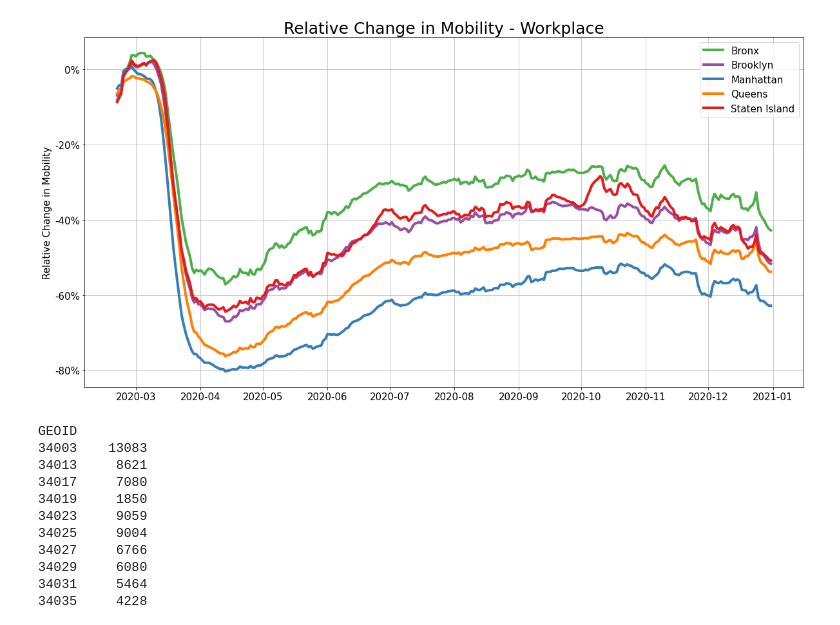
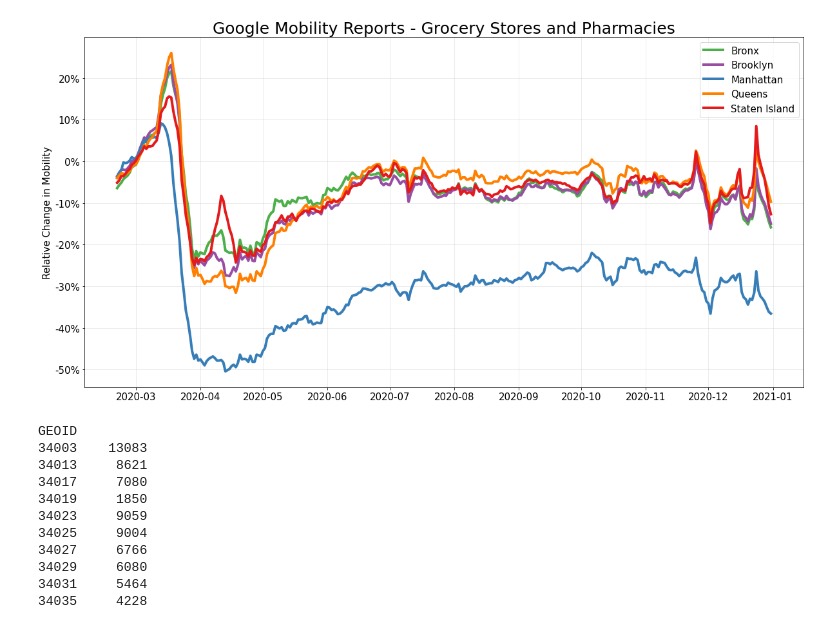
Before and after one commit to hasanalpboz/safegraph-covid19-mobility, a Jupyter notebook: scripts/notebooks/google-mobility-report.ipynb, the cells around one changed output. Cells and saved outputs as stored; diff of their text form; code cells hidden in the pictures.

```diff
--- a/scripts/notebooks/google-mobility-report.ipynb
+++ b/scripts/notebooks/google-mobility-report.ipynb
@@ -5,7 +5,7 @@ from utils import *
 
 %matplotlib inline
 # %%
-with open(join('..', '..', '..', 'config.yml')) as f:
+with open(join('..', '..', 'config.yml')) as f:
     config = yaml.safe_load(f)
 
 pwd = config['pwd']
@@ -34,29 +46,29 @@ gmob_report.date = pd.to_datetime(gmob_report.date)
 # %%
 fig, ax = plt.subplots(1,1,figsize=(20, 10))
 
 borough_colors = {
     'Staten Island': '#e41a1c',
     'Manhattan': '#377eb8',
     'Bronx': '#4daf4a',
     'Brooklyn': '#984ea3',
     'Queens': '#ff7f00'
 }
 
 for code, ind in gmob_report.groupby('census_fips_code').groups.items():
-    series = gmob_report.loc[ind, ['date', 'transit_stations_percent_change_from_baseline']].set_index('date').sort_index()
+    series = gmob_report.loc[ind, ['date', 'grocery_and_pharmacy_percent_change_from_baseline']].set_index('date').sort_index()
     series = series.rolling(7).mean()
     ax.plot(series.index, series.values, label=nyc_county_fips[code], linewidth=4, color=borough_colors[nyc_county_fips[code]])
 
 ax.legend(prop={'size': 15})
 ax.xaxis.set_tick_params(labelsize=15)
 ax.yaxis.set_tick_params(labelsize=15)
 ax.yaxis.set_major_formatter(ticker.FuncFormatter(lambda y, _: f'{y:.0f}%'))
-ax.grid(color='#bdbdbd')
+ax.grid(color='#bdbdbd', alpha=0.35)
 ax.set_ylabel('Relative Change in Mobility', fontsize=15)
-ax.set_title('Relative Change in Mobility - Workplace', fontsize=25)
-fig.savefig(join(FIG_SAVE_DIR, 'google-report-2020.pdf'), dpi=900)
+ax.set_title('Google Mobility Reports - Grocery Stores and Pharmacies', fontsize=25)
+fig.savefig(join(FIG_SAVE_DIR, 'google-report-2020.pdf'), dpi=150)
 # %% [output]
-[figure, old version]
+[figure, new version]
 # %%
 nyc_geojson = join(pwd, 'util_datasets', AREA_NAME, f'{AREA_NAME}-cbgs.json')
 base_df = gpd.read_file(nyc_geojson)
```
Also changed, not shown: parts of 2 cells of this notebook, 11 other files.
